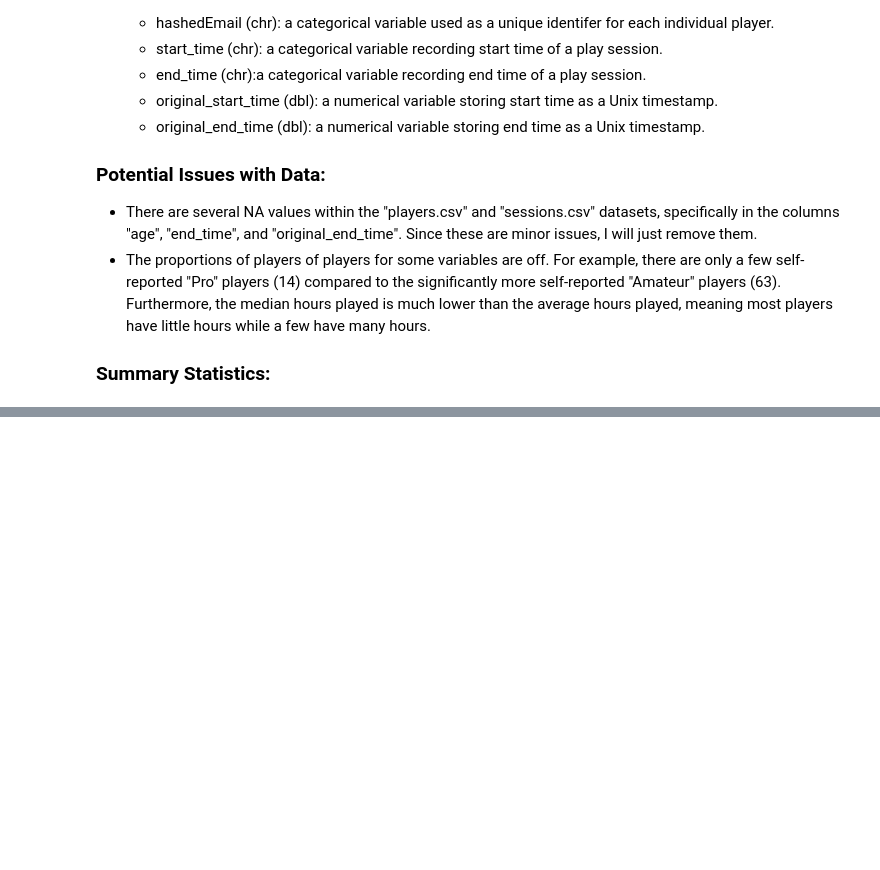
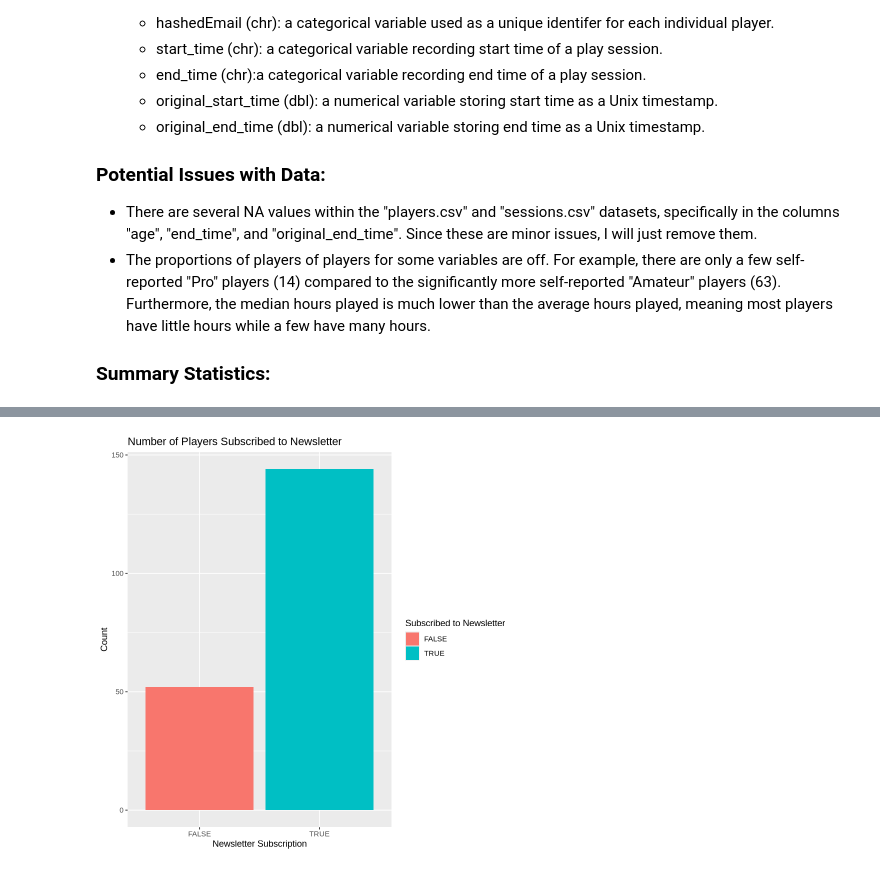
Before and after one commit to sstephaniewu/video_game_project, a Jupyter notebook: Individual_Project_Report.ipynb, the cells around one changed output, grey strips where cells are left out. Cells and saved outputs as stored; diff of their text form; code cells hidden in the pictures; blank space fills up the shorter version.

```diff
--- a/Individual_Project_Report.ipynb
+++ b/Individual_Project_Report.ipynb
@@ -92,0 +141,8 @@ This project addresses the broad question of "what player characteristics and be
+# %%
+subscribe_plot <- players |>
+  ggplot(aes(x = subscribe, fill = subscribe)) +
+  geom_bar() +
+  labs(x = "Newsletter Subscription", y = "Count", title = "Number of Players Subscribed to Newsletter", fill = "Subscribed to Newsletter",)
+subscribe_plot
+# %% [output]
+[figure, added]
```
Also changed, not shown: parts of 6 cells of this notebook.
